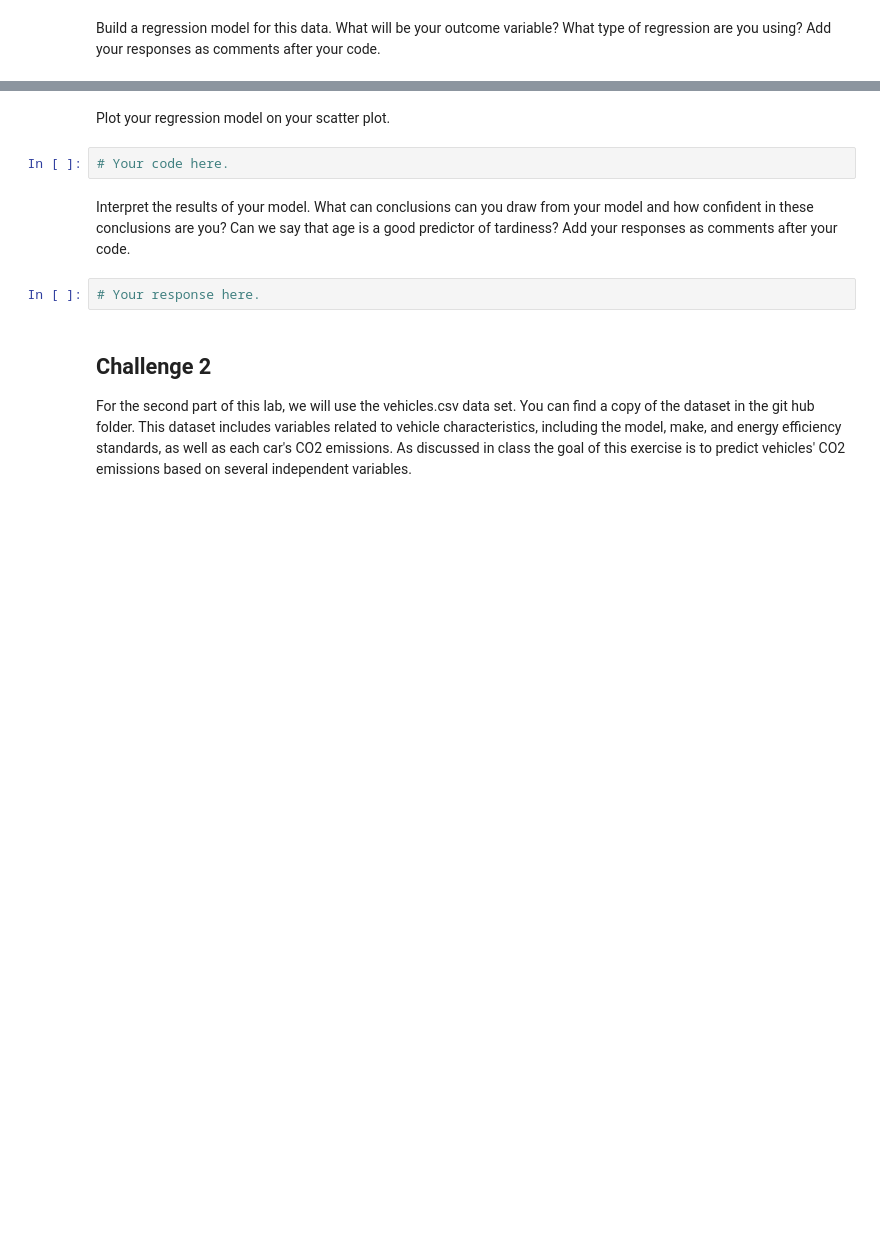
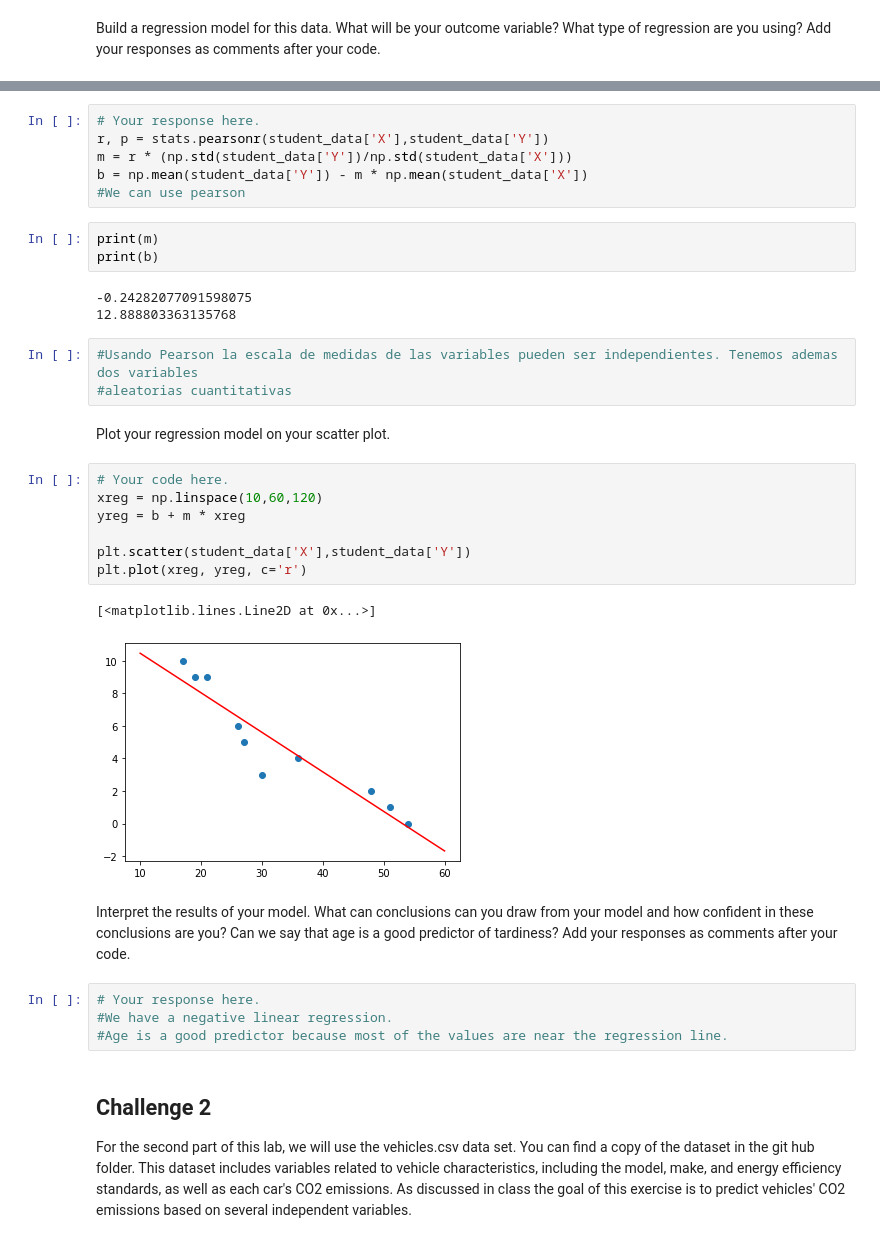
Before and after one commit to ta-datapt-bcn/lab-regression-analysis, a Jupyter notebook: your-code.ipynb, the cells around one changed output, grey strips where cells are left out. Drawn from its saved outputs; the diff is of its cells as text; blank space fills up the shorter version.

```diff
--- a/your-code.ipynb
+++ b/your-code.ipynb
@@ -49,11 +76,36 @@ Build a regression model for this data. What will be your outcome variable? What
+# %%
+# Your response here.
+r, p = stats.pearsonr(student_data['X'],student_data['Y'])
+m = r * (np.std(student_data['Y'])/np.std(student_data['X']))
+b = np.mean(student_data['Y']) - m * np.mean(student_data['X'])
+#We can use pearson
+# %%
+print(m)
+print(b)
+# %% [output]
+-0.24282077091598075
+12.888803363135768
+# %%
+#Usando Pearson la escala de medidas de las variables pueden ser independientes. Tenemos ademas dos variables
+#aleatorias cuantitativas
 # %% [markdown]
 Plot your regression model on your scatter plot.
-# %%
-# Your code here.
+# %%
+# Your code here.
+xreg = np.linspace(10,60,120)
+yreg = b + m * xreg
+
+plt.scatter(student_data['X'],student_data['Y'])
+plt.plot(xreg, yreg, c='r')
+# %% [output]
+[<matplotlib.lines.Line2D at 0x...>]
+[figure, added]
 # %% [markdown]
 Interpret the results of your model. What can conclusions can you draw from your model and how confident in these conclusions are you? Can we say that age is a good predictor of tardiness? Add your responses as comments after your code.
-# %%
-# Your response here.
+# %%
+# Your response here.
+#We have a negative linear regression.
+#Age is a good predictor because most of the values are near the regression line.
 # %% [markdown]
 ## Challenge 2
 For the second part of this lab, we will use the vehicles.csv data set. You can find a copy of the dataset in the git hub folder. This dataset includes variables related to vehicle characteristics, including the model, make, and energy efficiency standards, as well as each car's CO2 emissions. As discussed in class the goal of this exercise is to predict vehicles' CO2 emissions based on several independent variables.
```
Also changed, not shown: parts of 15 cells of this notebook, 1 other file.
